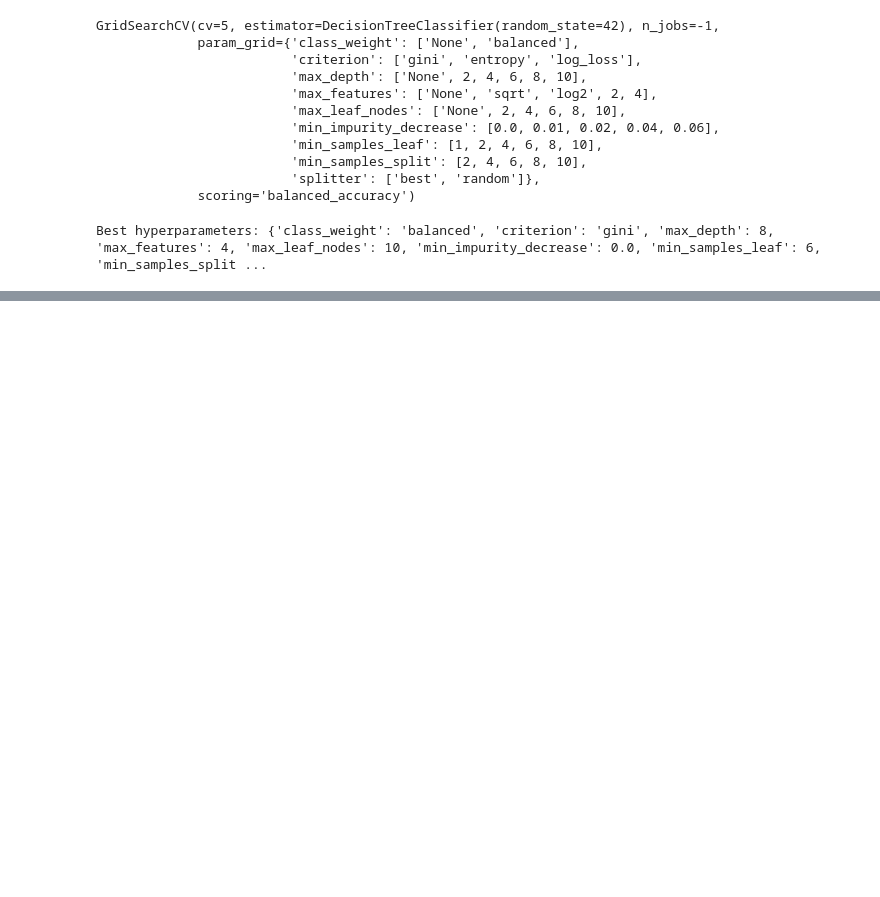
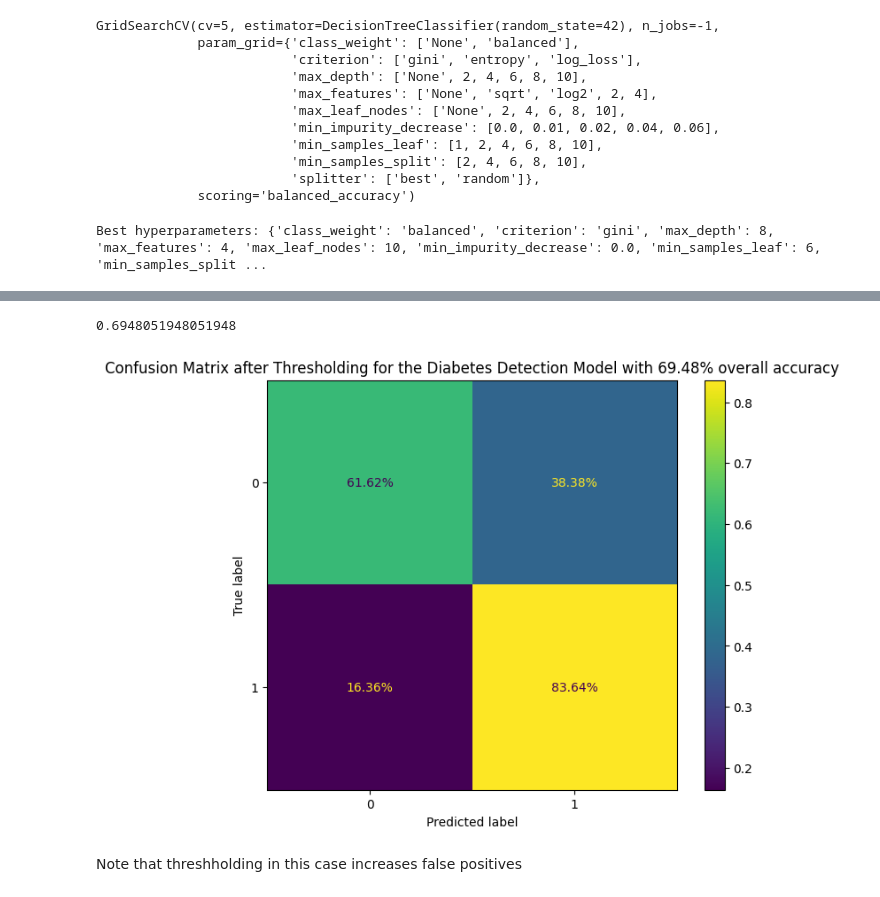
Before and after one commit to 4GeeksAcademy/Dansah2_DecisionTreeAlgorithmMachine-learning-python-template, a Jupyter notebook: src/explore.ipynb, the cells around one changed output, grey strips where cells are left out. Drawn from its saved outputs; the diff is of its cells as text; code cells hidden in the pictures; blank space fills up the shorter version.

```diff
--- a/src/explore.ipynb
+++ b/src/explore.ipynb
@@ -487,0 +581,11 @@ accuracy_score(y_test, y_pred)
+# %%
+# thresholding
+threshold_model = TunedThresholdClassifierCV(
+    estimator=tuned_decision_tree_model,
+    scoring='f1',
+    cv=5
+)
+# %%
+threshold_model.fit(X_train, y_train)
+y_pred = threshold_model.predict(X_test)
+y_pred
@@ -488,2 +600,17 @@ accuracy_score(y_test, y_pred)
+# %%
+accuracy_score(y_test, y_pred)
+# %% [output]
+0.6948051948051948
+# %%
+acc = accuracy_score(y_test, y_pred)*100
+conf_matrix = confusion_matrix(y_test, y_pred, normalize='true')
+fig, ax = plt.subplots(figsize=(8,6), dpi=100)
+display = ConfusionMatrixDisplay(conf_matrix, display_labels=threshold_model.classes_)
+ax.set(title=f'Confusion Matrix after Thresholding for the Diabetes Detection Model with {acc:.2f}% overall accuracy')
+display.plot(ax=ax, values_format='.2%');
+# %% [output]
+[figure, added]
+# %% [markdown]
+Note that threshholding in this case increases false positives
 # %%
 dump(tuned_decision_tree_model, open("../models/tree_classifier_weight-balanced_crit-entro_maxdepth-8_minleafnode-10_minsampleaf-6_minsplit-2_42.sav", "wb"))
```
Also changed, not shown: parts of 18 cells of this notebook.
